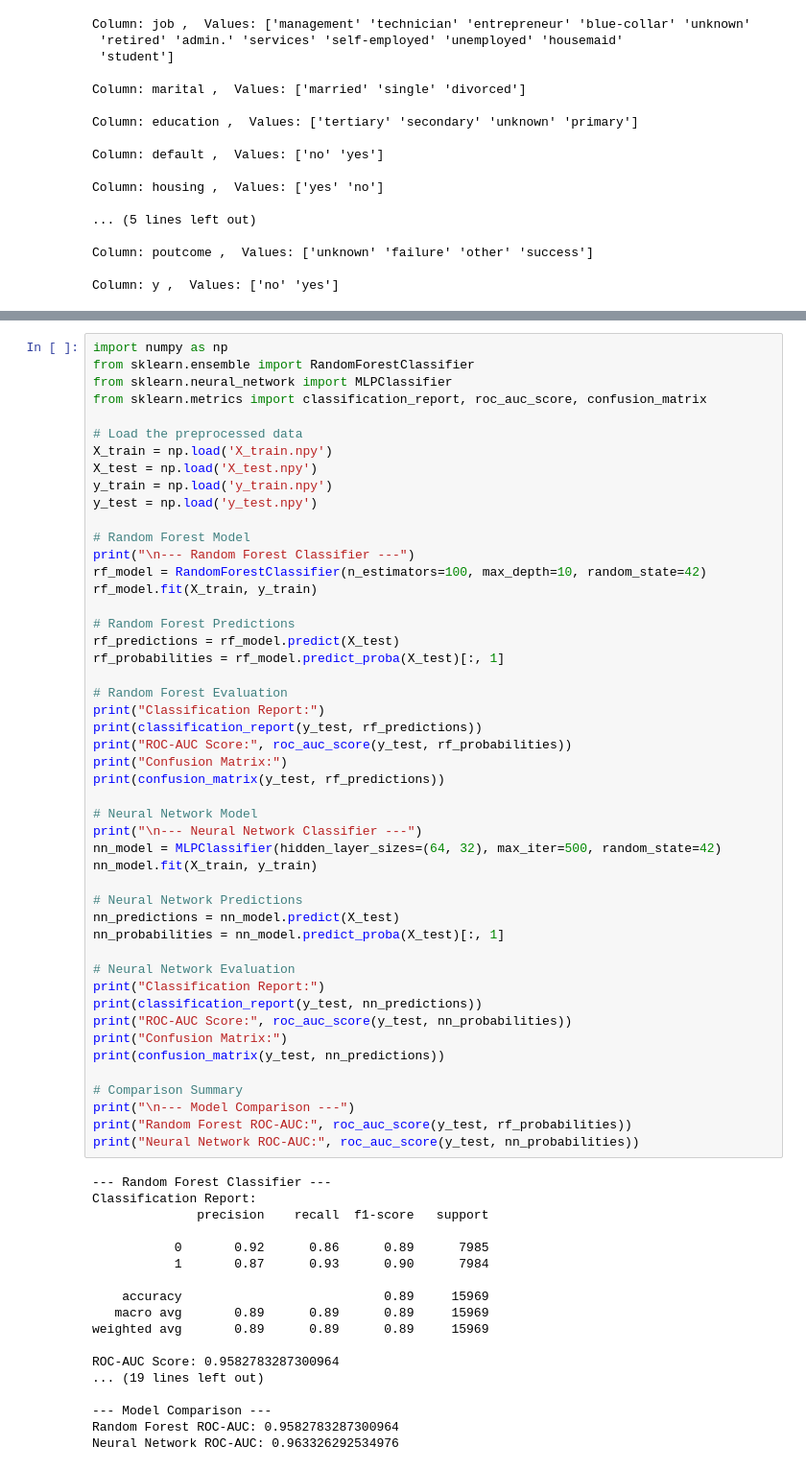
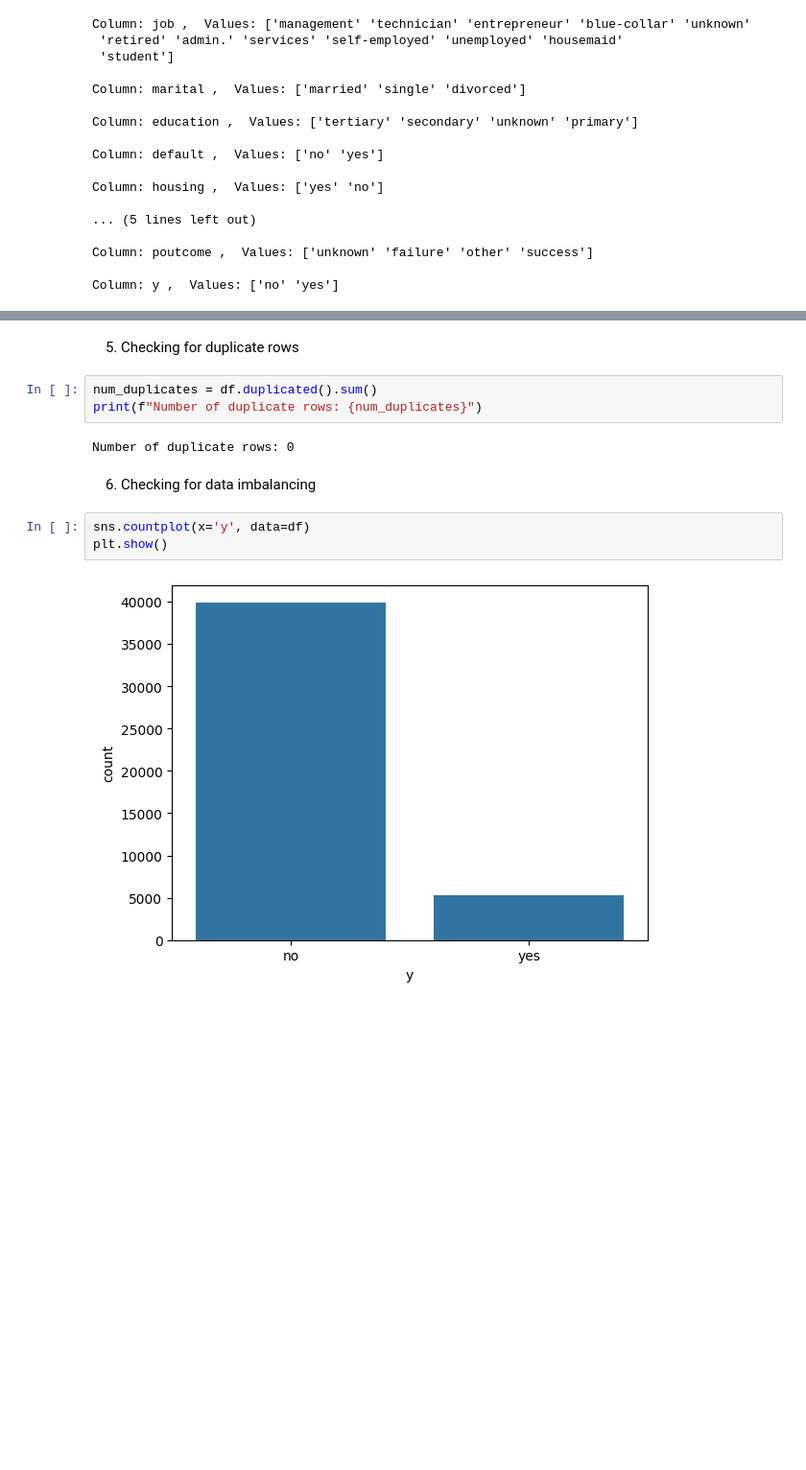
Before and after one commit to VirunaVidaswin/Machine-Learning, a Jupyter notebook: Machine_Learning.ipynb, the cells around one changed output, grey strips where cells are left out. Shown at 96% size. Drawn from its saved outputs; the diff is of its cells as text; blank space fills up the shorter version.

```diff
--- a/Machine_Learning.ipynb
+++ b/Machine_Learning.ipynb
@@ -105,66 +140,14 @@ print("\nData preprocessing completed. Files saved for training and testing.")
-# %%
-import numpy as np
-from sklearn.ensemble import RandomForestClassifier
-from sklearn.neural_network import MLPClassifier
-from sklearn.metrics import classification_report, roc_auc_score, confusion_matrix
-
-# Load the preprocessed data
-X_train = np.load('X_train.npy')
-X_test = np.load('X_test.npy')
-y_train = np.load('y_train.npy')
-y_test = np.load('y_test.npy')
-
-# Random Forest Model
-print("\n--- Random Forest Classifier ---")
-rf_model = RandomForestClassifier(n_estimators=100, max_depth=10, random_state=42)
-rf_model.fit(X_train, y_train)
-
-# Random Forest Predictions
-rf_predictions = rf_model.predict(X_test)
-rf_probabilities = rf_model.predict_proba(X_test)[:, 1]
-
-# Random Forest Evaluation
-print("Classification Report:")
-print(classification_report(y_test, rf_predictions))
-print("ROC-AUC Score:", roc_auc_score(y_test, rf_probabilities))
-print("Confusion Matrix:")
-print(confusion_matrix(y_test, rf_predictions))
-
-# Neural Network Model
-print("\n--- Neural Network Classifier ---")
-nn_model = MLPClassifier(hidden_layer_sizes=(64, 32), max_iter=500, random_state=42)
-nn_model.fit(X_train, y_train)
-
-# Neural Network Predictions
-nn_predictions = nn_model.predict(X_test)
-nn_probabilities = nn_model.predict_proba(X_test)[:, 1]
-
-# Neural Network Evaluation
-print("Classification Report:")
-print(classification_report(y_test, nn_predictions))
-print("ROC-AUC Score:", roc_auc_score(y_test, nn_probabilities))
-print("Confusion Matrix:")
-print(confusion_matrix(y_test, nn_predictions))
-
-# Comparison Summary
-print("\n--- Model Comparison ---")
-print("Random Forest ROC-AUC:", roc_auc_score(y_test, rf_probabilities))
-print("Neural Network ROC-AUC:", roc_auc_score(y_test, nn_probabilities))
-# %% [output]
---- Random Forest Classifier ---
-Classification Report:
-              precision    recall  f1-score   support
-
-           0       0.92      0.86      0.89      7985
-           1       0.87      0.93      0.90      7984
-
-    accuracy                           0.89     15969
-   macro avg       0.89      0.89      0.89     15969
-weighted avg       0.89      0.89      0.89     15969
-
-ROC-AUC Score: 0.9582783287300964
-... (19 lines left out)
-
---- Model Comparison ---
-Random Forest ROC-AUC: 0.9582783287300964
-Neural Network ROC-AUC: 0.963326292534976
+# %% [markdown]
+5. Checking for duplicate rows
+# %%
+num_duplicates = df.duplicated().sum()
+print(f"Number of duplicate rows: {num_duplicates}")
+# %% [output]
+Number of duplicate rows: 0
+# %% [markdown]
+6. Checking for data imbalancing
+# %%
+sns.countplot(x='y', data=df)
+plt.show()
+# %% [output]
+[figure, added]
```
Also changed, not shown: parts of 32 cells of this notebook.
